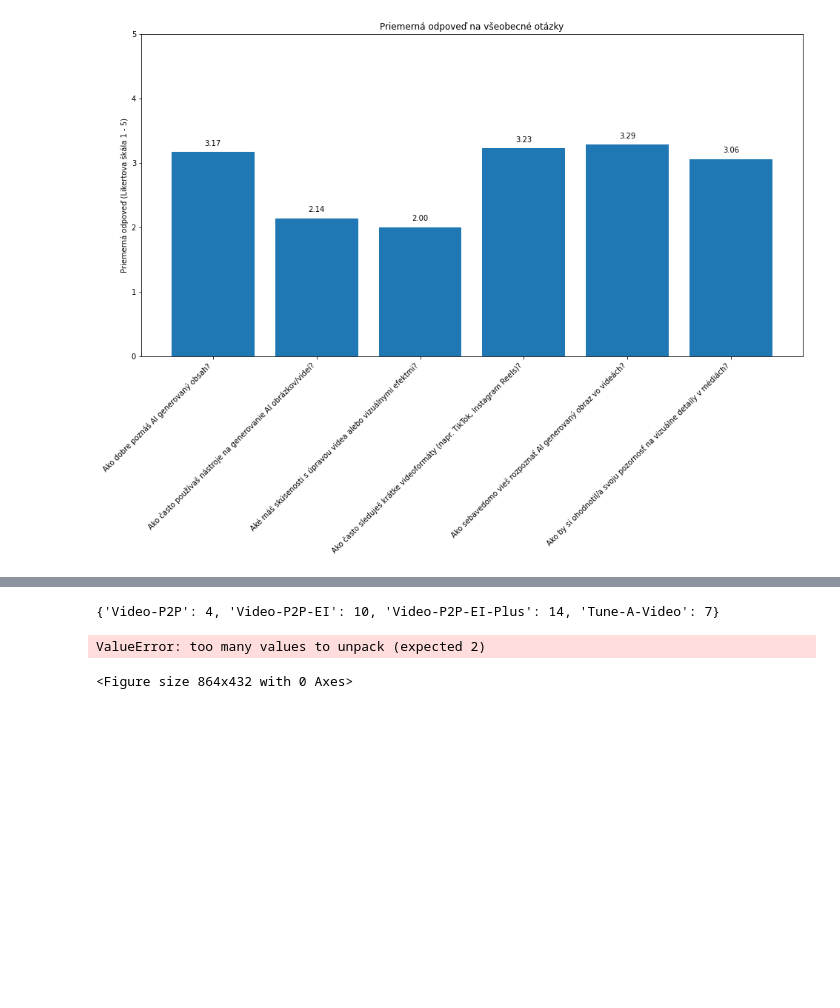
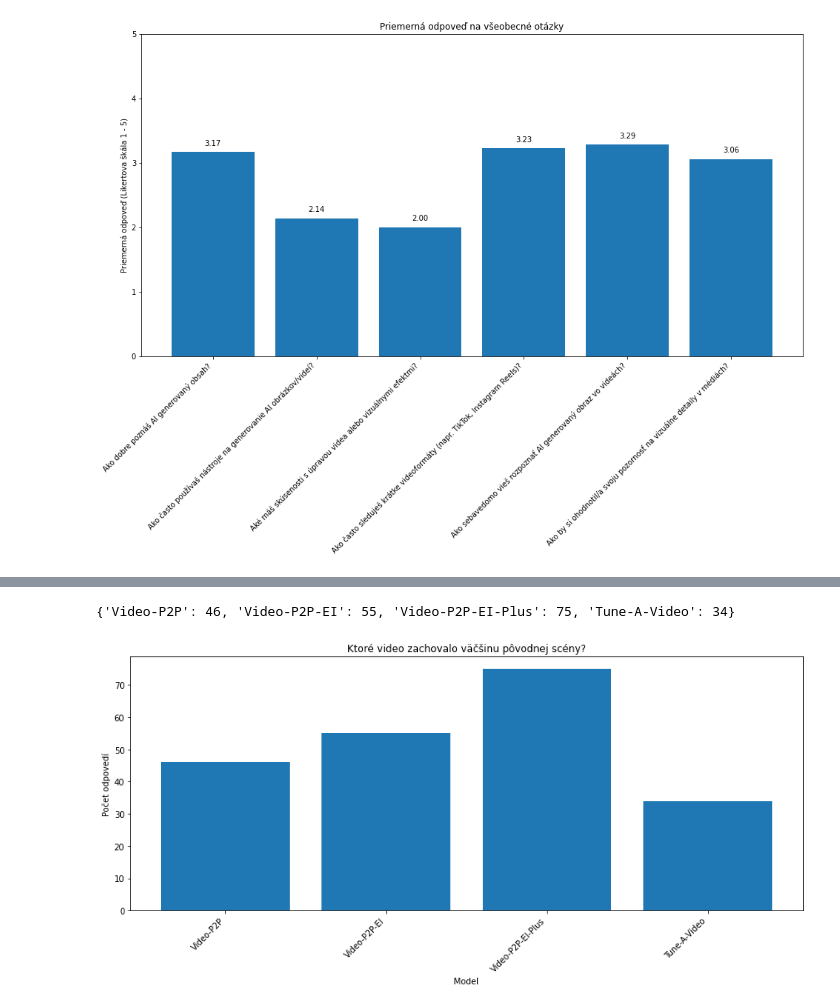
Before and after one commit to marrb/DIP, a Jupyter notebook: data_processing/user_study_results_processing/process_questions.ipynb, the cells around one changed output, grey strips where cells are left out. Cells and saved outputs as stored; diff of their text form; code cells hidden in the pictures; blank space fills up the shorter version.

```diff
--- a/data_processing/user_study_results_processing/process_questions.ipynb
+++ b/data_processing/user_study_results_processing/process_questions.ipynb
@@ -148,8 +166,7 @@ process_ranking_video_question(question_id)
 # %%
 # Evaluate third video question (scene preservation)
-question_id = "LW3dqYChtj97M9AidV6z"
-process_choice_video_question(question_id)
+question_ids = ["LW3dqYChtj97M9AidV6z", "QbDnCbK8CludE7GCHxuy", "8NcczHcM0xE7RsV6lUT1", "LMHqQKWzy5movEpEL2gi", "Q5JjWFEcA56RX3XRI441", "beNtk5ZW2b09o980RJPk"]
+process_choice_video_question(question_ids)
 # %% [output]
-{'Video-P2P': 4, 'Video-P2P-EI': 10, 'Video-P2P-EI-Plus': 14, 'Tune-A-Video': 7}
+{'Video-P2P': 46, 'Video-P2P-EI': 55, 'Video-P2P-EI-Plus': 75, 'Tune-A-Video': 34}
-ValueError: too many values to unpack (expected 2)
-<Figure size 864x432 with 0 Axes>
+[figure, added]
```
Also changed, not shown: parts of 4 cells of this notebook, 1 other file.
